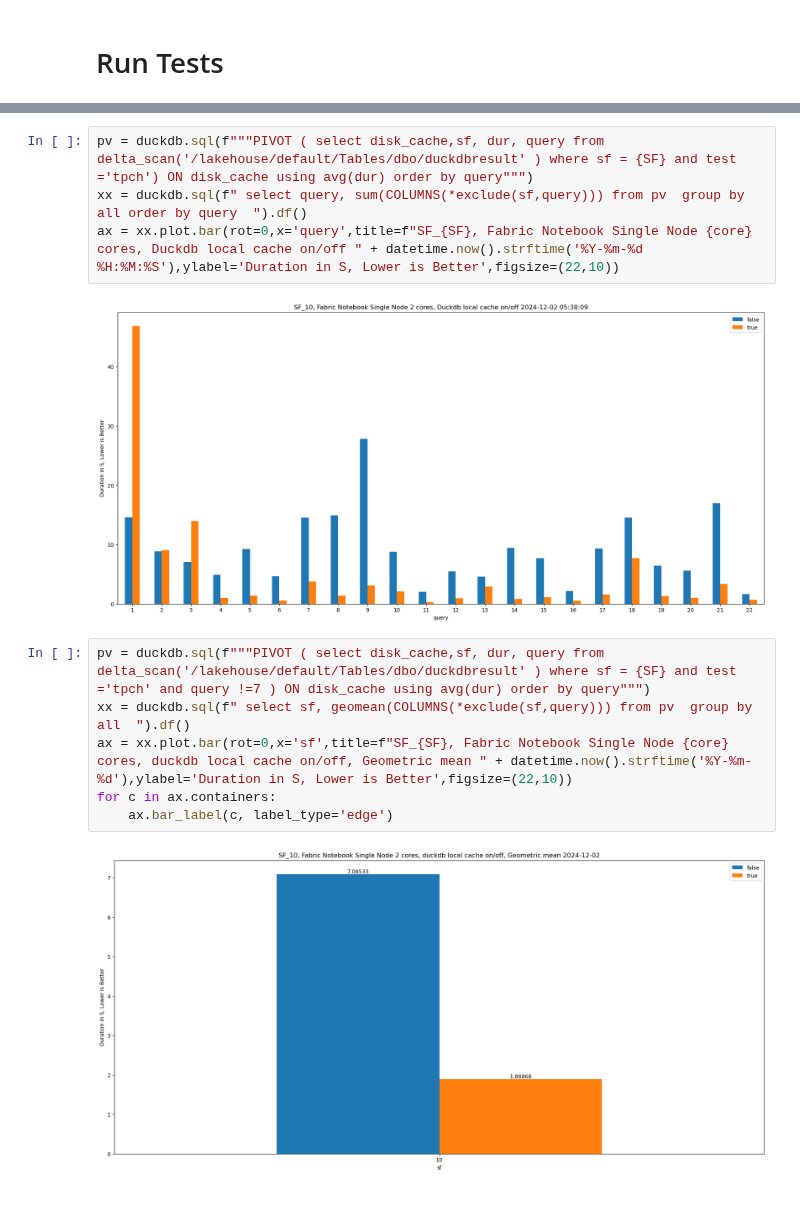
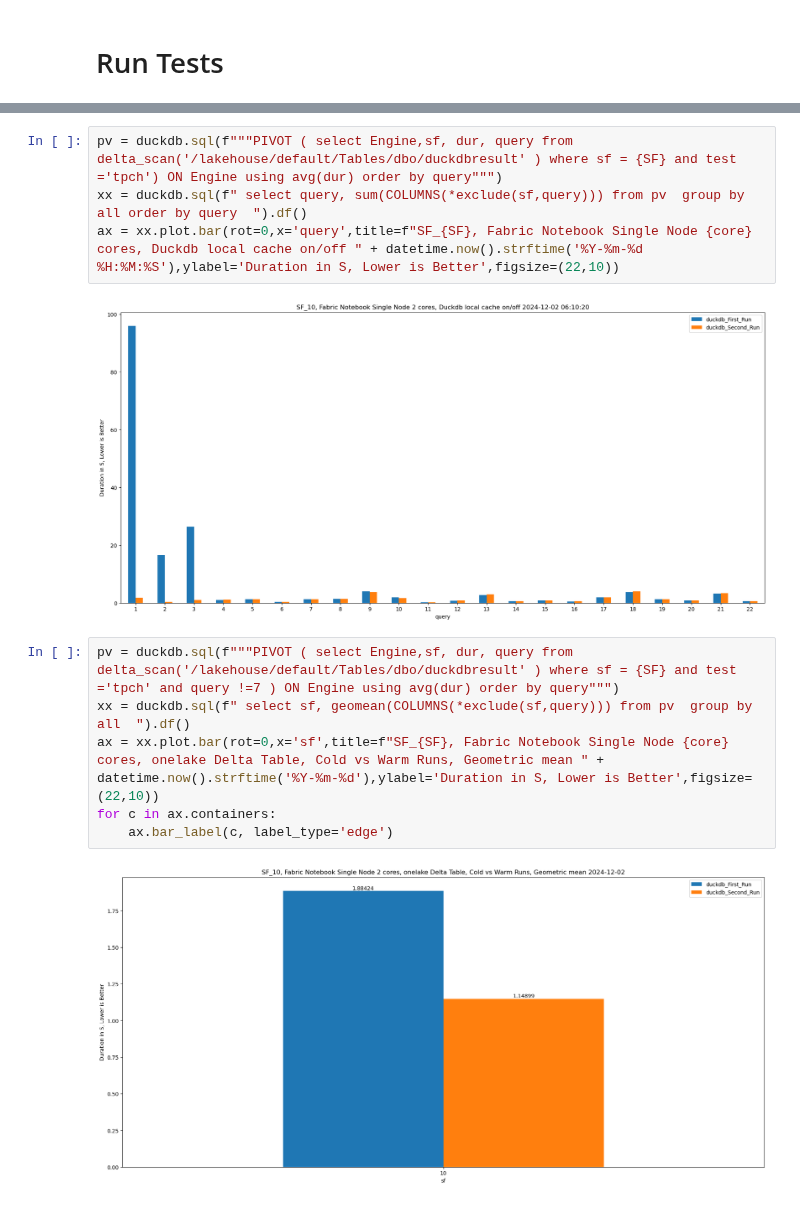
Before and after one commit to djouallah/Fabric_Notebooks_Demo, a Jupyter notebook: disk_cache/duckb_disk_cache.ipynb, the cells around one changed output, grey strips where cells are left out. Saved outputs shown, nothing was run; the diff lists cells and outputs as text.

```diff
--- a/disk_cache/duckb_disk_cache.ipynb
+++ b/disk_cache/duckb_disk_cache.ipynb
@@ -1084,15 +1078,15 @@ Wall time: 3min 12s
 # %%
-pv = duckdb.sql(f"""PIVOT ( select disk_cache,sf, dur, query from delta_scan('/lakehouse/default/Tables/dbo/duckdbresult' ) where sf = {SF} and test  ='tpch') ON disk_cache using avg(dur) order by query""")
+pv = duckdb.sql(f"""PIVOT ( select Engine,sf, dur, query from delta_scan('/lakehouse/default/Tables/dbo/duckdbresult' ) where sf = {SF} and test  ='tpch') ON Engine using avg(dur) order by query""")
 xx = duckdb.sql(f" select query, sum(COLUMNS(*exclude(sf,query))) from pv  group by all order by query  ").df()
 ax = xx.plot.bar(rot=0,x='query',title=f"SF_{SF}, Fabric Notebook Single Node {core} cores, Duckdb local cache on/off " + datetime.now().strftime('%Y-%m-%d %H:%M:%S'),ylabel='Duration in S, Lower is Better',figsize=(22,10))
 # %% [output]
-[figure, old version]
+[figure, new version]
 # %%
-pv = duckdb.sql(f"""PIVOT ( select disk_cache,sf, dur, query from delta_scan('/lakehouse/default/Tables/dbo/duckdbresult' ) where sf = {SF} and test  ='tpch' and query !=7 ) ON disk_cache using avg(dur) order by query""")
+pv = duckdb.sql(f"""PIVOT ( select Engine,sf, dur, query from delta_scan('/lakehouse/default/Tables/dbo/duckdbresult' ) where sf = {SF} and test  ='tpch' and query !=7 ) ON Engine using avg(dur) order by query""")
 xx = duckdb.sql(f" select sf, geomean(COLUMNS(*exclude(sf,query))) from pv  group by all  ").df()
-ax = xx.plot.bar(rot=0,x='sf',title=f"SF_{SF}, Fabric Notebook Single Node {core} cores, duckdb local cache on/off, Geometric mean " + datetime.now().strftime('%Y-%m-%d'),ylabel='Duration in S, Lower is Better',figsize=(22,10))
+ax = xx.plot.bar(rot=0,x='sf',title=f"SF_{SF}, Fabric Notebook Single Node {core} cores, onelake Delta Table, Cold vs Warm Runs, Geometric mean " + datetime.now().strftime('%Y-%m-%d'),ylabel='Duration in S, Lower is Better',figsize=(22,10))
 for c in ax.containers:
     ax.bar_label(c, label_type='edge')
 # %% [output]
-[figure, old version]
+[figure, new version]
 # %%
```
Also changed, not shown: parts of 7 cells of this notebook.
